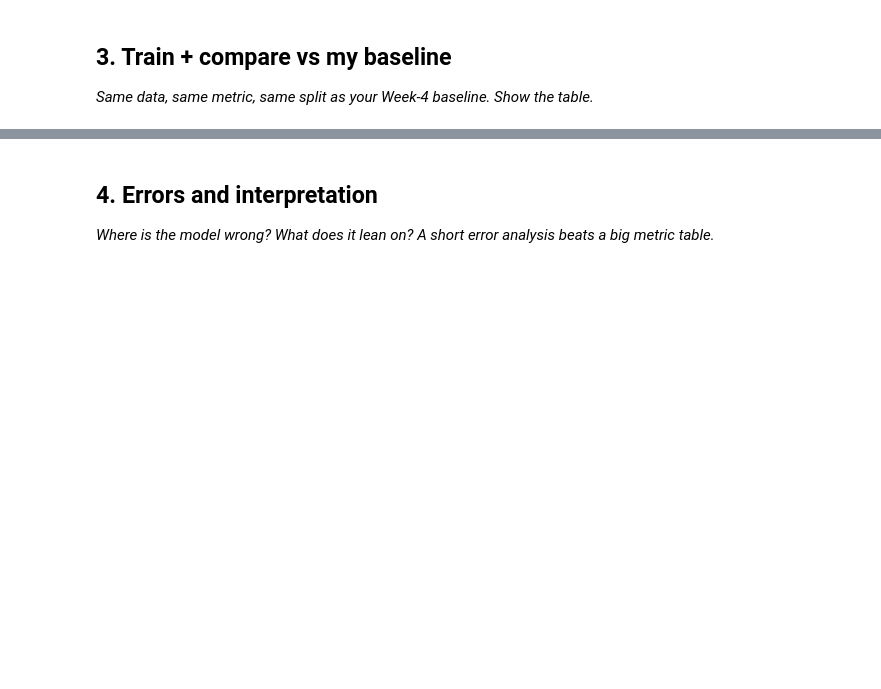
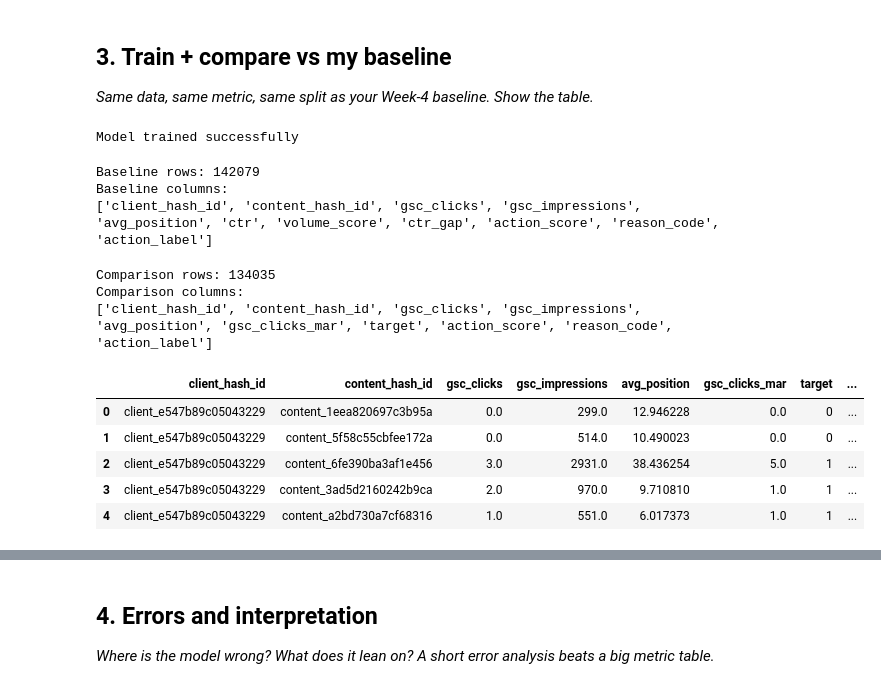
Before and after one commit to anikchand461/flyrank-ml-internship-starter, a Jupyter notebook: work/notebooks/w05_model.ipynb, the cells around one changed output, grey strips where cells are left out. Drawn from its saved outputs; the diff is of its cells as text; code cells hidden in the pictures; blank space fills up the shorter version.

```diff
--- a/work/notebooks/w05_model.ipynb
+++ b/work/notebooks/w05_model.ipynb
@@ -16,3 +154,73 @@ This skeleton is yours to fill. Work the sections **in order** — each one has
 ## 3. Train + compare vs my baseline
 
 *Same data, same metric, same split as your Week-4 baseline. Show the table.*
+# %%
+X_train = train_df[FEATURES]
+y_train = train_df[TARGET]
+
+X_test = test_df[FEATURES]
+y_test = test_df[TARGET]
+
+model = Pipeline([
+    ("imputer", SimpleImputer(strategy="median")),
+    ("scaler", StandardScaler()),
+    (
+        "classifier",
+        LogisticRegression(
+            max_iter=1000,
+            random_state=42,
+        ),
+    ),
+])
+
+model.fit(X_train, y_train)
+
+test_df["model_score"] = model.predict_proba(X_test)[:, 1]
+
+print("Model trained successfully")
+# %% [output]
+Model trained successfully
+# %%
+BASELINE_PATH = "/content/sample_data/baseline_action_score.csv"
+
+baseline_df = pd.read_csv(BASELINE_PATH)
+
+print("Baseline rows:", len(baseline_df))
+print("Baseline columns:")
+print(baseline_df.columns.tolist())
+# %% [output]
+Baseline rows: 142079
+Baseline columns:
+['client_hash_id', 'content_hash_id', 'gsc_clicks', 'gsc_impressions', 'avg_position', 'ctr', 'volume_score', 'ctr_gap', 'action_score', 'reason_code', 'action_label']
+# %%
+# Align the baseline with the modeling data using the shared client-content keys.
+
+comparison_df = model_frame.merge(
+    baseline_df[
+        [
+            "client_hash_id",
+            "content_hash_id",
+            "action_score",
+            "reason_code",
+            "action_label"
+        ]
+    ],
+    on=["client_hash_id", "content_hash_id"],
+    how="inner"
+)
+
+print("Comparison rows:", len(comparison_df))
+print("Comparison columns:")
+print(comparison_df.columns.tolist())
+
+comparison_df.head()
+# %% [output]
+Comparison rows: 134035
+Comparison columns:
+['client_hash_id', 'content_hash_id', 'gsc_clicks', 'gsc_impressions', 'avg_position', 'gsc_clicks_mar', 'target', 'action_score', 'reason_code', 'action_label']
+|  | client_hash_id | content_hash_id | gsc_clicks | gsc_impressions | avg_position | gsc_clicks_mar | target | ... |
+| 0 | client_e547b89c05043229 | content_1eea820697c3b95a | 0.0 | 299.0 | 12.946228 | 0.0 | 0 | ... |
+| 1 | client_e547b89c05043229 | content_5f58c55cbfee172a | 0.0 | 514.0 | 10.490023 | 0.0 | 0 | ... |
+| 2 | client_e547b89c05043229 | content_6fe390ba3af1e456 | 3.0 | 2931.0 | 38.436254 | 5.0 | 1 | ... |
+| 3 | client_e547b89c05043229 | content_3ad5d2160242b9ca | 2.0 | 970.0 | 9.710810 | 1.0 | 1 | ... |
+| 4 | client_e547b89c05043229 | content_a2bd730a7cf68316 | 1.0 | 551.0 | 6.017373 | 1.0 | 1 | ... |
```
Also changed, not shown: parts of 10 cells of this notebook.
